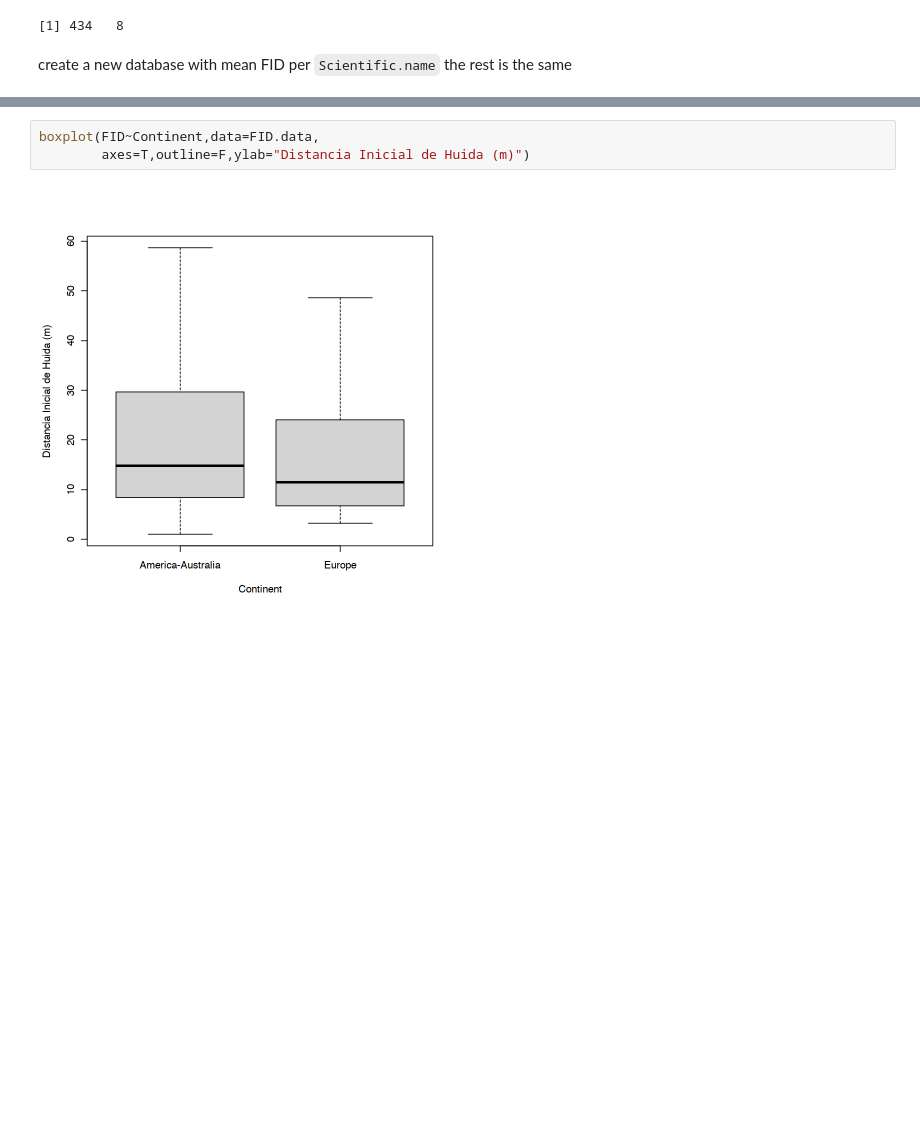
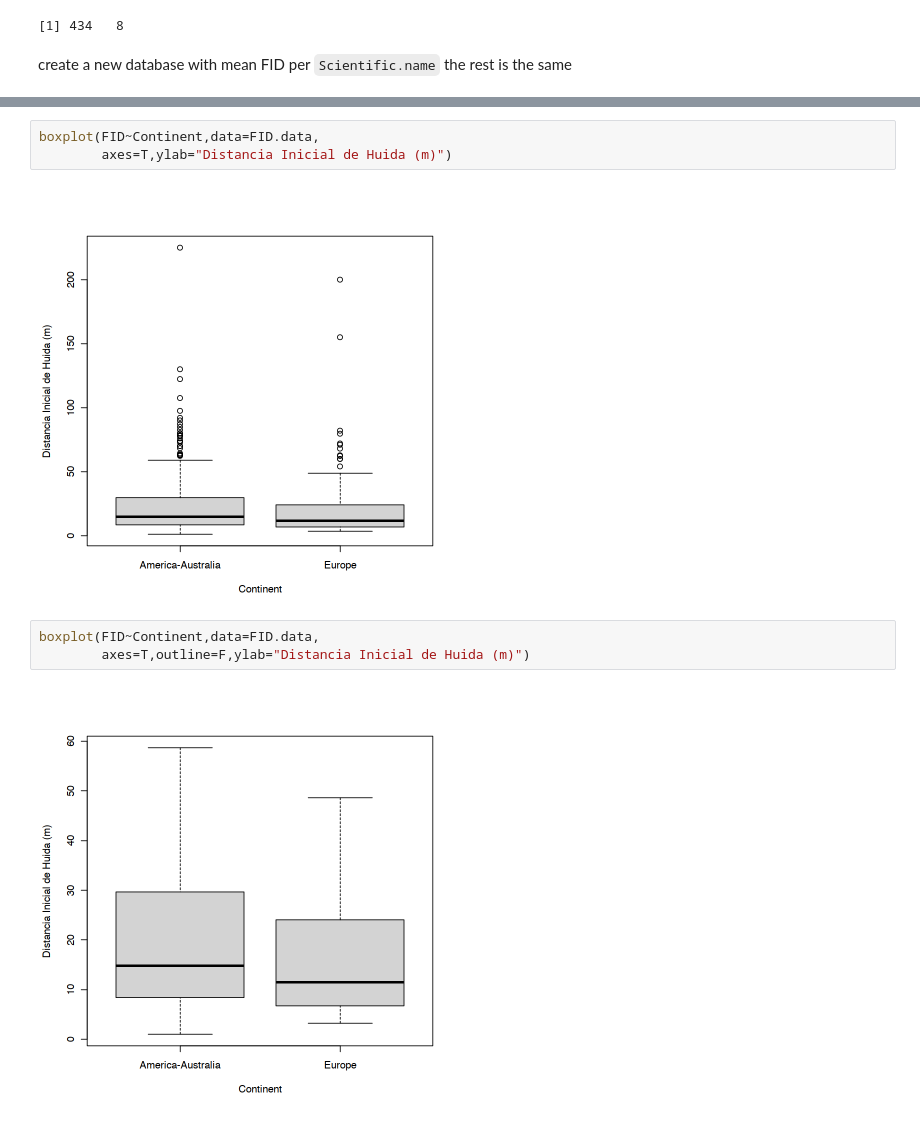
Before and after one commit to norberello/bird-fear-distances, a Jupyter notebook: FID birds by continent.ipynb, the cells around one changed output, grey strips where cells are left out. Drawn from its saved outputs; the diff is of its cells as text; blank space fills up the shorter version.

```diff
--- a/FID birds by continent.ipynb
+++ b/FID birds by continent.ipynb
@@ -127,6 +132,11 @@ A data.frame: 434 × 8
 | America-Australia | Pedestrian | Passeriformes | Meliphagidae | Myzomela obscura | dusky honeyeater | 2.00 | 0.3010300 |
 | America-Australia | Pedestrian | Galliformes | Phasianidae | Coturnix pectoralis | stubble quail | 1.90 | 0.2787536 |
 | America-Australia | Pedestrian | Psittaciformes | Psittacidae | Trichoglossus chlorolepidotus | scaly-breasted lorikeet | 1.00 | 0.0000000 |
+# %%
+boxplot(FID~Continent,data=FID.data,
+        axes=T,ylab="Distancia Inicial de Huida (m)")
+# %% [output]
+[figure, added]
 # %%
 boxplot(FID~Continent,data=FID.data,
         axes=T,outline=F,ylab="Distancia Inicial de Huida (m)")
```
Also changed, not shown: parts of 8 cells of this notebook.
